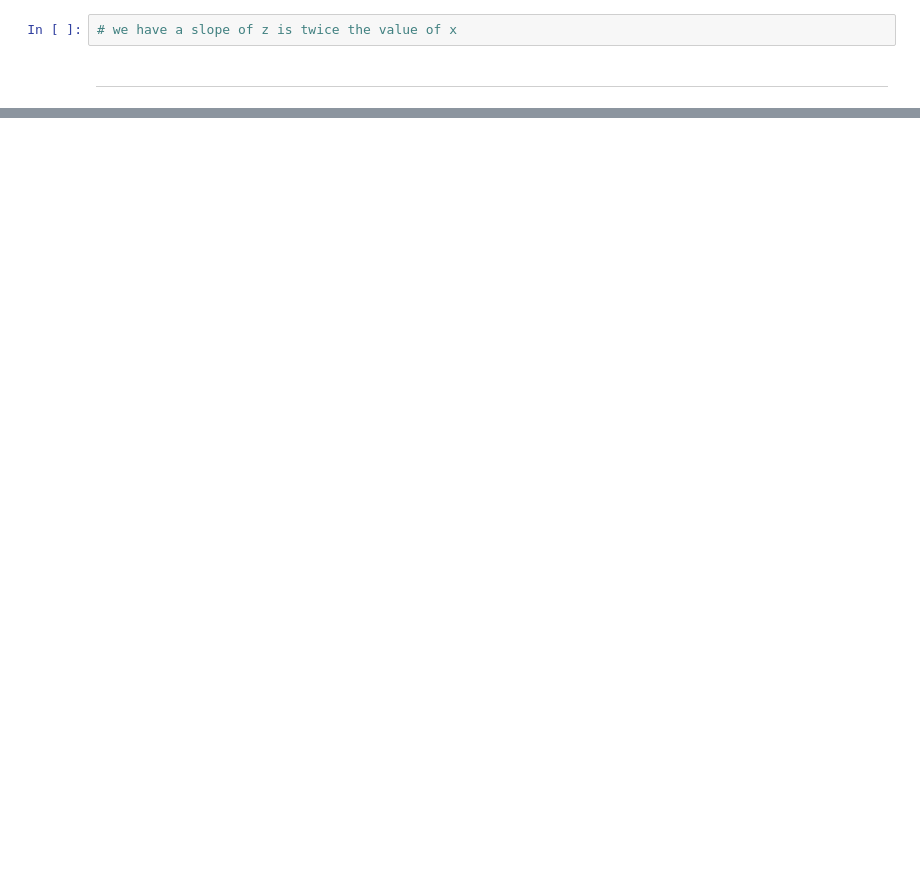
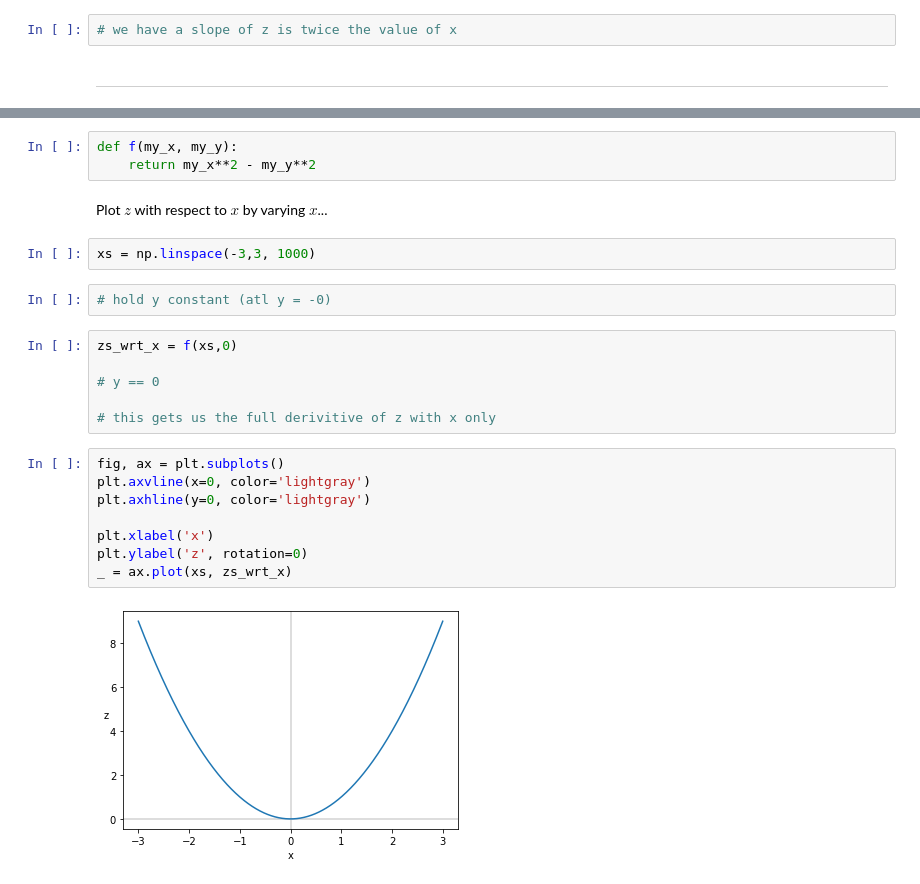
Before and after one commit to gaurav8936/GN-ML-foundations, a Jupyter notebook: Section 9. Partial Derivative Calculus/78 What Partial Derivatives Are.ipynb, the cells around one changed output, grey strips where cells are left out. Drawn from its saved outputs; the diff is of its cells as text; blank space fills up the shorter version.

```diff
--- a/Section 9. Partial Derivative Calculus/78 What Partial Derivatives Are.ipynb
+++ b/Section 9. Partial Derivative Calculus/78 What Partial Derivatives Are.ipynb
@@ -107,0 +118,25 @@ def vectorfy(mtrx, clmn):
+# %%
+def f(my_x, my_y):
+    return my_x**2 - my_y**2
+# %% [markdown]
+Plot $z$ with respect to $x$ by varying $x$...
+# %%
+xs = np.linspace(-3,3, 1000)
+# %%
+# hold y constant (atl y = -0)
+# %%
+zs_wrt_x = f(xs,0)
+
+# y == 0
+
+# this gets us the full derivitive of z with x only
+# %%
+fig, ax = plt.subplots()
+plt.axvline(x=0, color='lightgray')
+plt.axhline(y=0, color='lightgray')
+
+plt.xlabel('x')
+plt.ylabel('z', rotation=0)
+_ = ax.plot(xs, zs_wrt_x)
+# %% [output]
+[figure, added]
```
Also changed, not shown: parts of 48 cells of this notebook, 2 other files.
